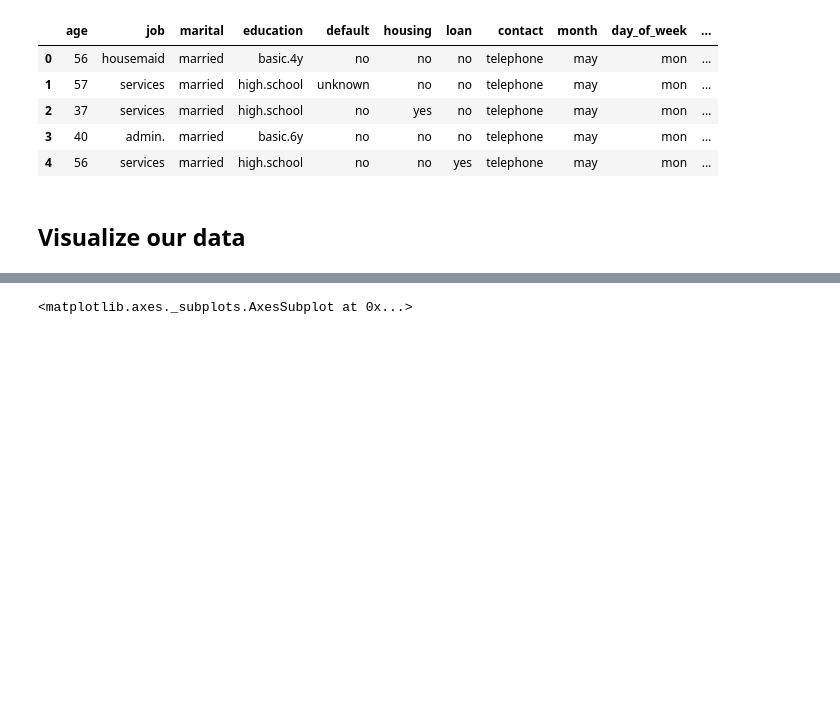
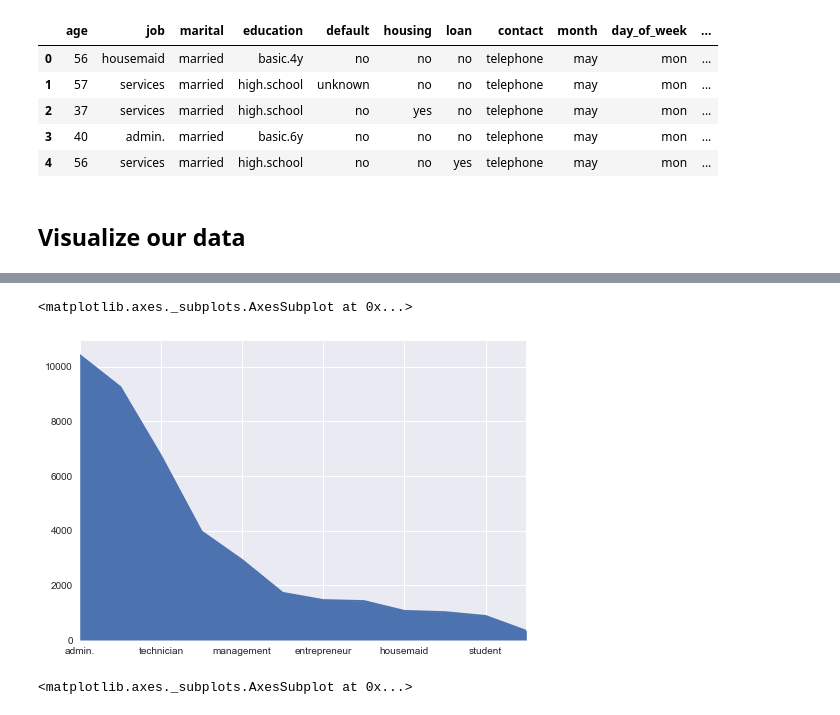
Before and after one commit to davified/matplotlib-tutorial, a Jupyter notebook: pandas-visualisation-tutorial.ipynb, the cells around one changed output, grey strips where cells are left out. Saved outputs shown, nothing was run; the diff lists cells and outputs as text; code cells hidden in the pictures; blank space fills up the shorter version.

```diff
--- a/pandas-visualisation-tutorial.ipynb
+++ b/pandas-visualisation-tutorial.ipynb
@@ -30,3 +46,8 @@ df.head()
+# %%
+df['job'].value_counts().plot.area()
+# %% [output]
+<matplotlib.axes._subplots.AxesSubplot at 0x...>
+[figure, added]
 # %%
 ### plotting continuous variables as a Series (i.e. numbers) - with .plot()
 # %%
```
Also changed, not shown: parts of 1 cell of this notebook.
